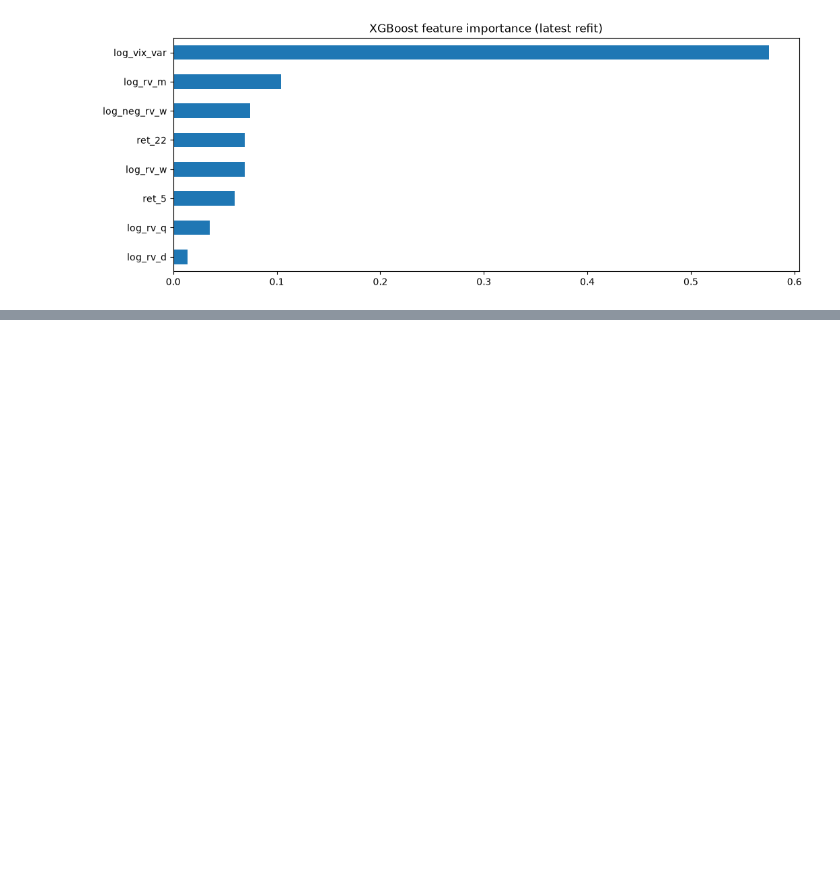
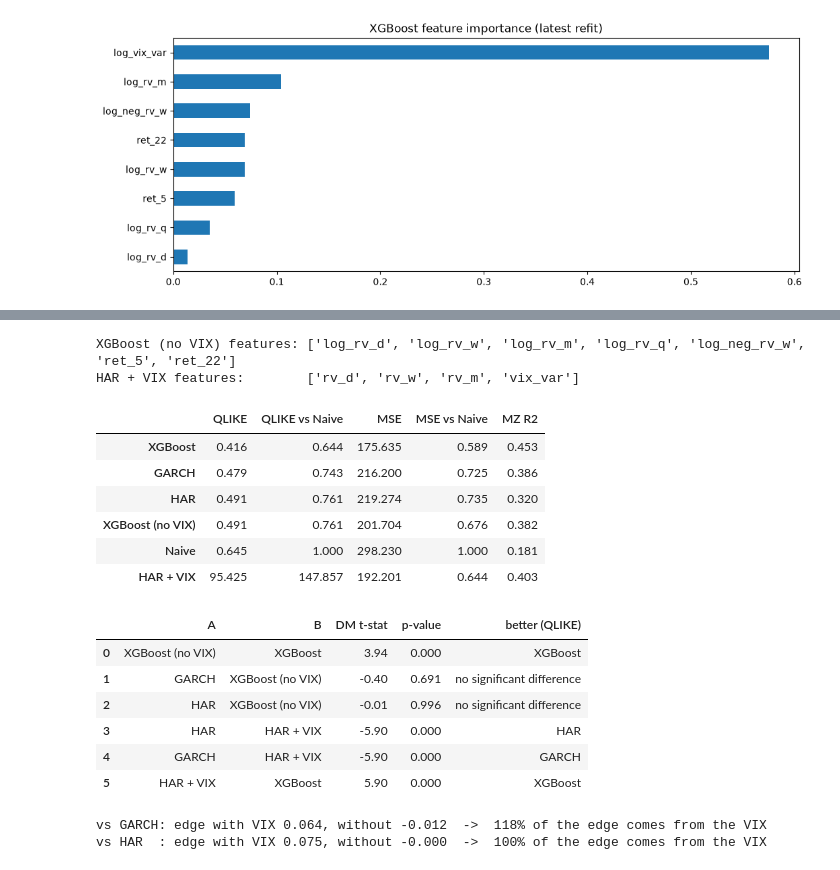
Before and after one commit to cbeat0n/spy_vol_forecasting, a Jupyter notebook: vol_forecasting.ipynb, the cells around one changed output, grey strips where cells are left out. Cells and saved outputs as stored; diff of their text form; code cells hidden in the pictures; blank space fills up the shorter version.

```diff
--- a/vol_forecasting.ipynb
+++ b/vol_forecasting.ipynb
@@ -293,0 +312,68 @@ importance.sort_values().plot.barh(title="XGBoost feature importance (latest ref
+# %%
+XGB_FEATURES_NO_VIX = [f for f in XGB_FEATURES if f != "log_vix_var"]
+HAR_VIX_FEATURES = HAR_FEATURES + ["vix_var"]
+print("XGBoost (no VIX) features:", XGB_FEATURES_NO_VIX)
+print("HAR + VIX features:       ", HAR_VIX_FEATURES)
+
+ablation = forecasts.copy()
+ablation["XGBoost (no VIX)"] = walk_forward(xgb_fit_predict, XGB_FEATURES_NO_VIX, ML_REFIT_EVERY)
+no_vix_model = xgb_fit_predict.last_model          # keep it for the importance chart below
+ablation["HAR + VIX"] = walk_forward(har_fit_predict, HAR_VIX_FEATURES, ML_REFIT_EVERY)
+# %% [output]
+XGBoost (no VIX) features: ['log_rv_d', 'log_rv_w', 'log_rv_m', 'log_rv_q', 'log_neg_rv_w', 'ret_5', 'ret_22']
+HAR + VIX features:        ['rv_d', 'rv_w', 'rv_m', 'vix_var']
+# %%
+abl_q = ablation.apply(lambda f: qlike(y, f))
+abl_mse = ablation.apply(lambda f: (y - f) ** 2)
+
+abl_summary = pd.DataFrame({
+    "QLIKE": abl_q.mean(),
+    "QLIKE vs Naive": abl_q.mean() / abl_q["Naive"].mean(),
+    "MSE": abl_mse.mean(),
+    "MSE vs Naive": abl_mse.mean() / abl_mse["Naive"].mean(),
+    "MZ R2": ablation.apply(lambda f: mz_r2(y, f)),
+}).sort_values("QLIKE")
+display(abl_summary.round(3))
+
+# Head-to-head Diebold-Mariano tests on QLIKE (positive t-stat => B is better)
+pairs = [("XGBoost (no VIX)", "XGBoost"),
+         ("GARCH", "XGBoost (no VIX)"),
+         ("HAR", "XGBoost (no VIX)"),
+         ("HAR", "HAR + VIX"),
+         ("GARCH", "HAR + VIX"),
+         ("HAR + VIX", "XGBoost")]
+rows = []
+for a, b in pairs:
+    t, p = dm_test(abl_q[a], abl_q[b])
+    better = b if t > 0 else a
+    rows.append({"A": a, "B": b, "DM t-stat": round(t, 2), "p-value": round(p, 3),
+                 "better (QLIKE)": better if p < 0.05 else "no significant difference"})
+display(pd.DataFrame(rows))
+
+# What share of XGBoost's QLIKE advantage disappears without the VIX?
+for bench in ["GARCH", "HAR"]:
+    full_edge = abl_q[bench].mean() - abl_q["XGBoost"].mean()
+    no_vix_edge = abl_q[bench].mean() - abl_q["XGBoost (no VIX)"].mean()
+    if full_edge <= 0:
+        print(f"vs {bench:5s}: XGBoost has no edge over {bench} to explain")
+        continue
+    share = 1 - no_vix_edge / full_edge
+    print(f"vs {bench:5s}: edge with VIX {full_edge:.3f}, without {no_vix_edge:.3f}  "
+          f"->  {share:.0%} of the edge comes from the VIX")
+# %% [output]
+|  | QLIKE | QLIKE vs Naive | MSE | MSE vs Naive | MZ R2 |
+| XGBoost | 0.416 | 0.644 | 175.635 | 0.589 | 0.453 |
+| GARCH | 0.479 | 0.743 | 216.200 | 0.725 | 0.386 |
+| HAR | 0.491 | 0.761 | 219.274 | 0.735 | 0.320 |
+| XGBoost (no VIX) | 0.491 | 0.761 | 201.704 | 0.676 | 0.382 |
+| Naive | 0.645 | 1.000 | 298.230 | 1.000 | 0.181 |
+| HAR + VIX | 95.425 | 147.857 | 192.201 | 0.644 | 0.403 |
+|  | A | B | DM t-stat | p-value | better (QLIKE) |
+| 0 | XGBoost (no VIX) | XGBoost | 3.94 | 0.000 | XGBoost |
+| 1 | GARCH | XGBoost (no VIX) | -0.40 | 0.691 | no significant difference |
+| 2 | HAR | XGBoost (no VIX) | -0.01 | 0.996 | no significant difference |
+| 3 | HAR | HAR + VIX | -5.90 | 0.000 | HAR |
+| 4 | GARCH | HAR + VIX | -5.90 | 0.000 | GARCH |
+| 5 | HAR + VIX | XGBoost | 5.90 | 0.000 | XGBoost |
+vs GARCH: edge with VIX 0.064, without -0.012  ->  118% of the edge comes from the VIX
+vs HAR  : edge with VIX 0.075, without -0.000  ->  100% of the edge comes from the VIX
```
Also changed, not shown: parts of 4 cells of this notebook.
